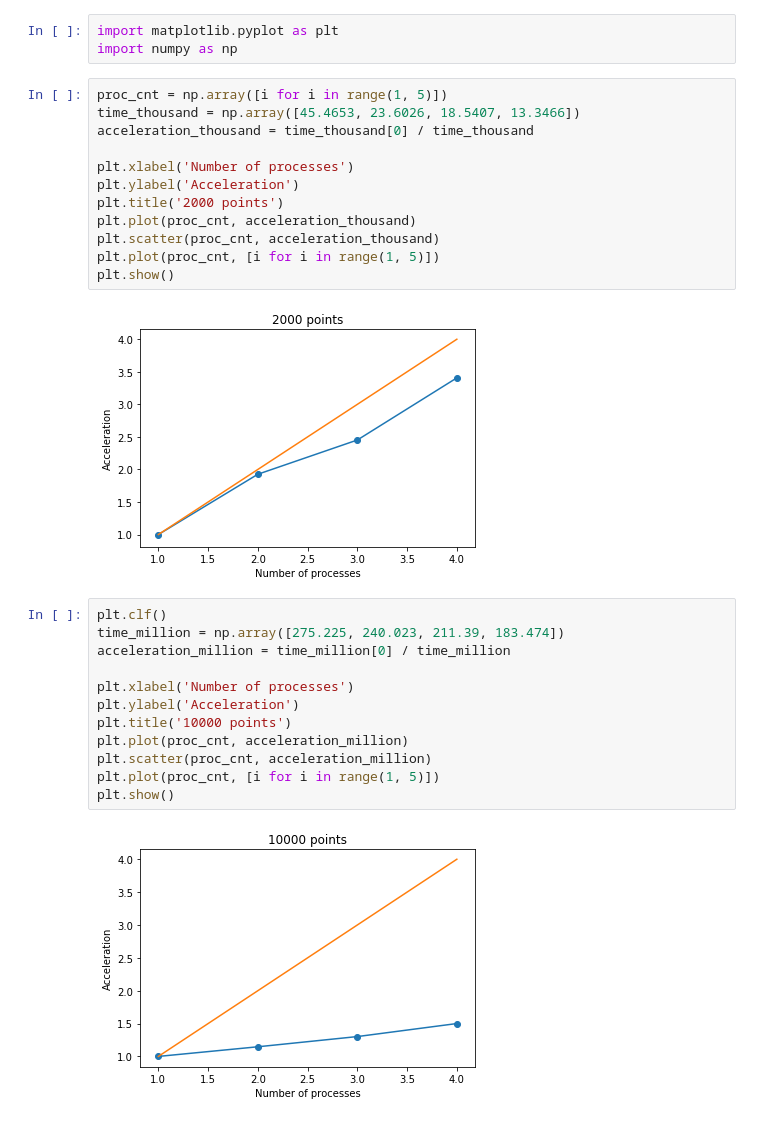
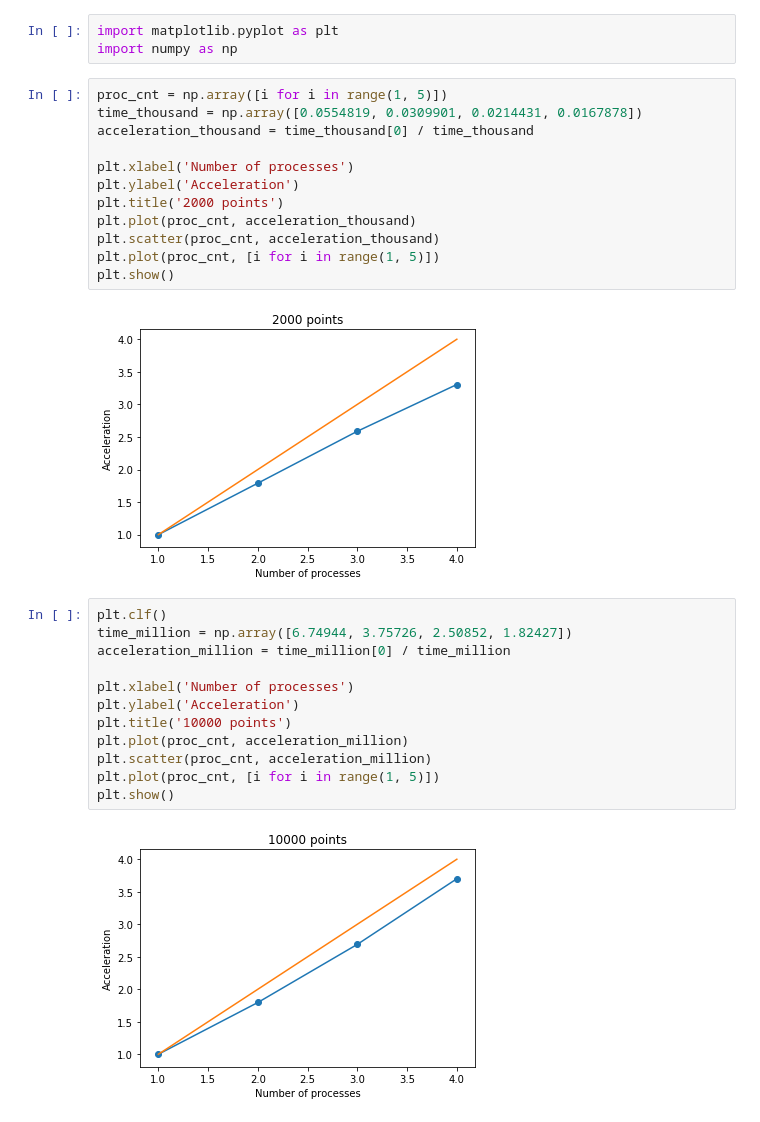
Before and after one commit to kevlarsweetheart/MIPT_paralg, a Jupyter notebook: problem2/task2.ipynb, the cells around one changed output. Cells and saved outputs as stored; diff of their text form.

Commit message:
plots fixed

```diff
--- a/problem2/task2.ipynb
+++ b/problem2/task2.ipynb
@@ -3,7 +3,7 @@ import matplotlib.pyplot as plt
 import numpy as np
 # %%
 proc_cnt = np.array([i for i in range(1, 5)])
-time_thousand = np.array([45.4653, 23.6026, 18.5407, 13.3466])
+time_thousand = np.array([0.0554819, 0.0309901, 0.0214431, 0.0167878])
 acceleration_thousand = time_thousand[0] / time_thousand
 
 plt.xlabel('Number of processes')
@@ -14,18 +14,18 @@ plt.scatter(proc_cnt, acceleration_thousand)
 plt.plot(proc_cnt, [i for i in range(1, 5)])
 plt.show()
 # %% [output]
-[figure, old version]
+[figure, new version]
 # %%
 plt.clf()
-time_million = np.array([275.225, 240.023, 211.39, 183.474])
+time_million = np.array([6.74944, 3.75726, 2.50852, 1.82427])
 acceleration_million = time_million[0] / time_million
 
 plt.xlabel('Number of processes')
 plt.ylabel('Acceleration')
 plt.title('10000 points')
 plt.plot(proc_cnt, acceleration_million)
 plt.scatter(proc_cnt, acceleration_million)
 plt.plot(proc_cnt, [i for i in range(1, 5)])
 plt.show()
 # %% [output]
-[figure, old version]
+[figure, new version]
```
Also changed, not shown: parts of 1 cell of this notebook, 1 other file.
